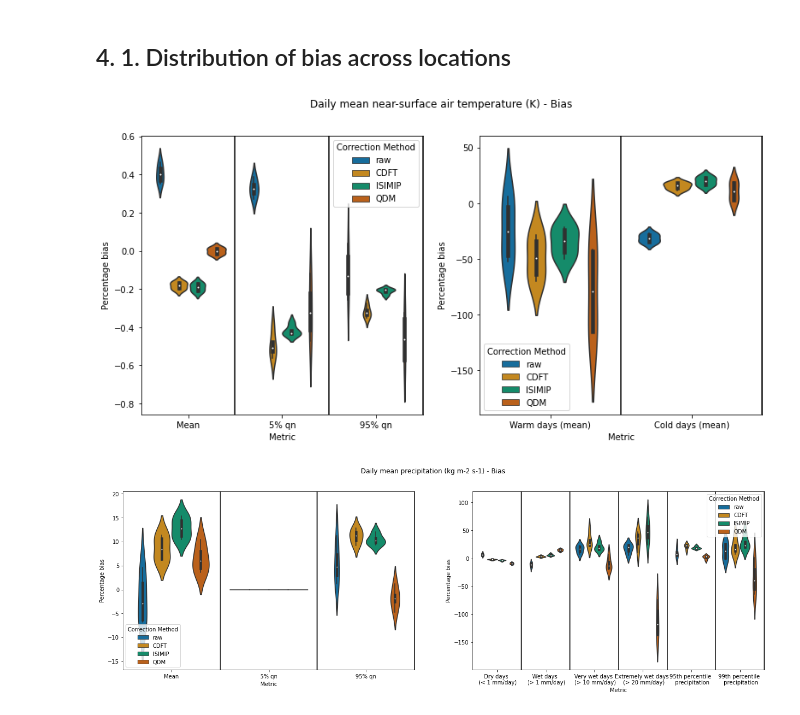
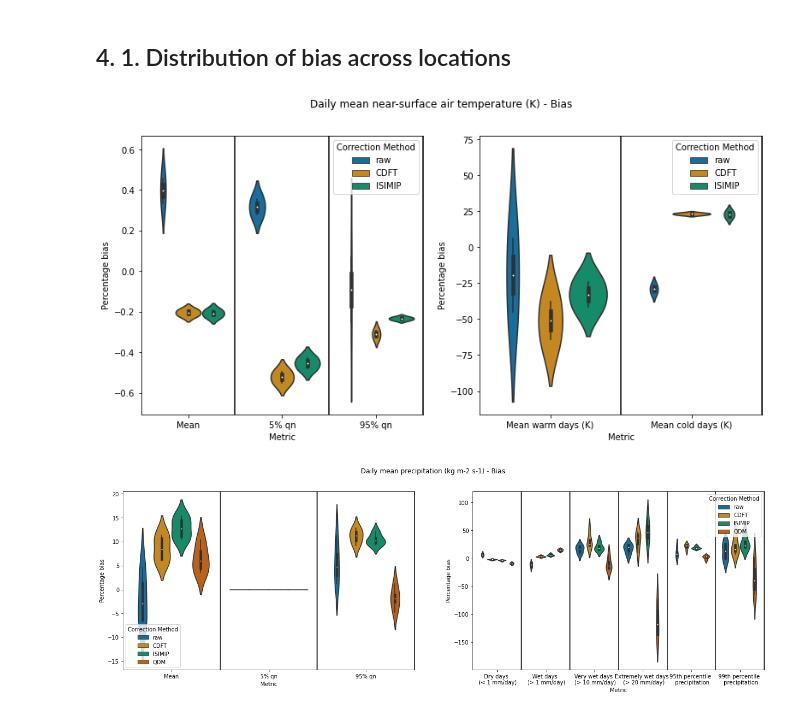
Before and after one commit to ecmwf-projects/ibicus, a Jupyter notebook: notebooks/playing_around_evaluation.ipynb, the cells around one changed output. Saved outputs shown, nothing was run; the diff lists cells and outputs as text; code cells hidden in the pictures.

```diff
--- a/notebooks/playing_around_evaluation.ipynb
+++ b/notebooks/playing_around_evaluation.ipynb
@@ -216,16 +216,15 @@ In order to assess the performance of a bias correction methods, we need underly
 # %% [markdown]
 ## 4. 1. Distribution of bias across locations
 # %%
-tas_marginal_bias_data = marginal.calculate_marginal_bias(metrics = tas_metrics,
-                                                 obs_data = tas_obs_validate,
-                                                 raw = tas_cm_validate,
-                                                 CDFT = tas_val_debiased_CDFT,
-                                                 ISIMIP = tas_val_debiased_ISIMIP,
-                                                 QDM = tas_val_debiased_QDM)
+tas_marginal_bias_df = marginal.calculate_marginal_bias(obs_data = tas_obs_validate,
+                                                          metrics = tas_metrics,
+                                                          raw = tas_cm_validate,
+                                                          CDFT = tas_val_debiased_CDFT,
+                                                          ISIMIP = tas_val_debiased_ISIMIP)
 
-marginal.plot_marginal_bias(variable = 'tas', bias_array = tas_marginal_bias_data)
+marginal.plot_marginal_bias(variable = 'tas', bias_df = tas_marginal_bias_df)
 # %% [output]
-[figure, old version]
+[figure, new version]
 # %%
 pr_marginal_bias_data = marginal.calculate_marginal_bias(metrics = pr_metrics, obs_data = pr_obs_validate,
                                                  raw = pr_cm_validate,
```
Also changed, not shown: parts of 9 cells of this notebook, 8 other files.
